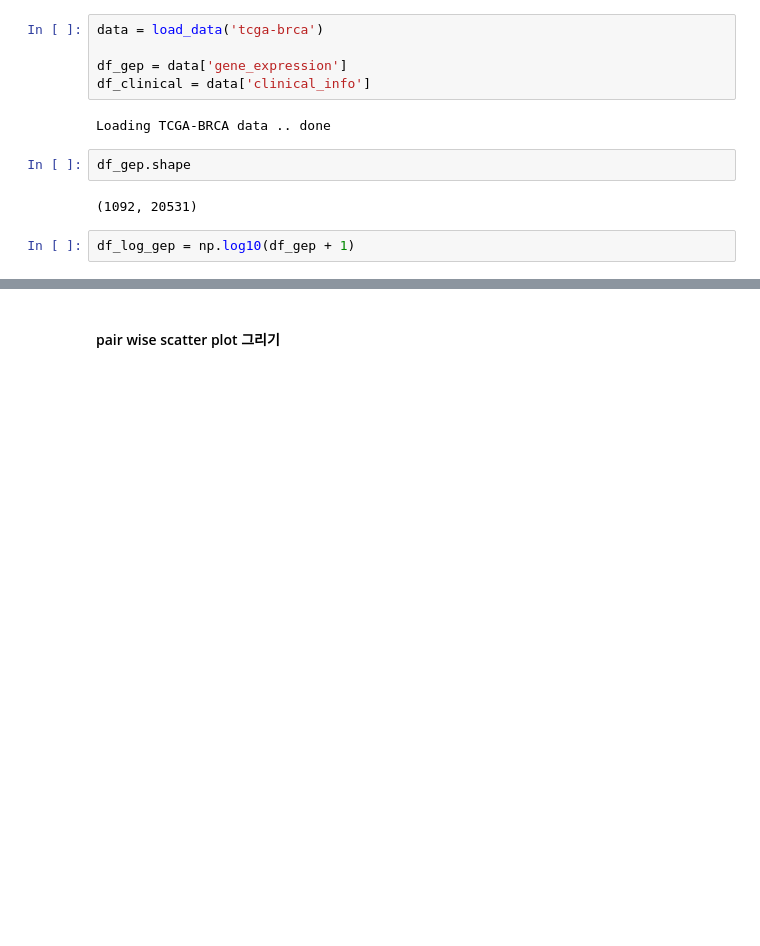
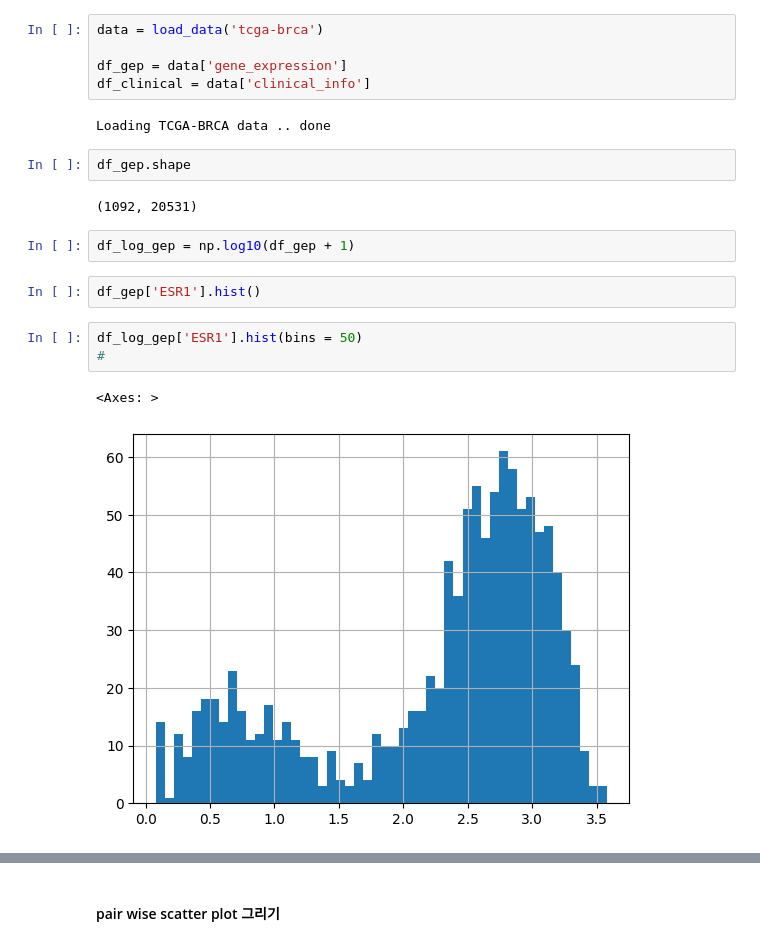
Before and after one commit to hjk9655/health-checkup-analysis, a Jupyter notebook: Notebooks/bio_bigdata_workshop_1A_python_pandas_visualization_practice.ipynb, the cells around one changed output, grey strips where cells are left out. Drawn from its saved outputs; the diff is of its cells as text; blank space fills up the shorter version.

```diff
--- a/Notebooks/bio_bigdata_workshop_1A_python_pandas_visualization_practice.ipynb
+++ b/Notebooks/bio_bigdata_workshop_1A_python_pandas_visualization_practice.ipynb
@@ -654,5 +654,13 @@ df_gep.shape
 (1092, 20531)
 # %%
 df_log_gep = np.log10(df_gep + 1)
+# %%
+df_gep['ESR1'].hist()
+# %%
+df_log_gep['ESR1'].hist(bins = 50)
+#
+# %% [output]
+<Axes: >
+[figure, added]
 # %%
 df_log_gep['ESR1'].hist(bins = 40, alpha = 0.5)
```
Also changed, not shown: parts of 13 cells of this notebook.
